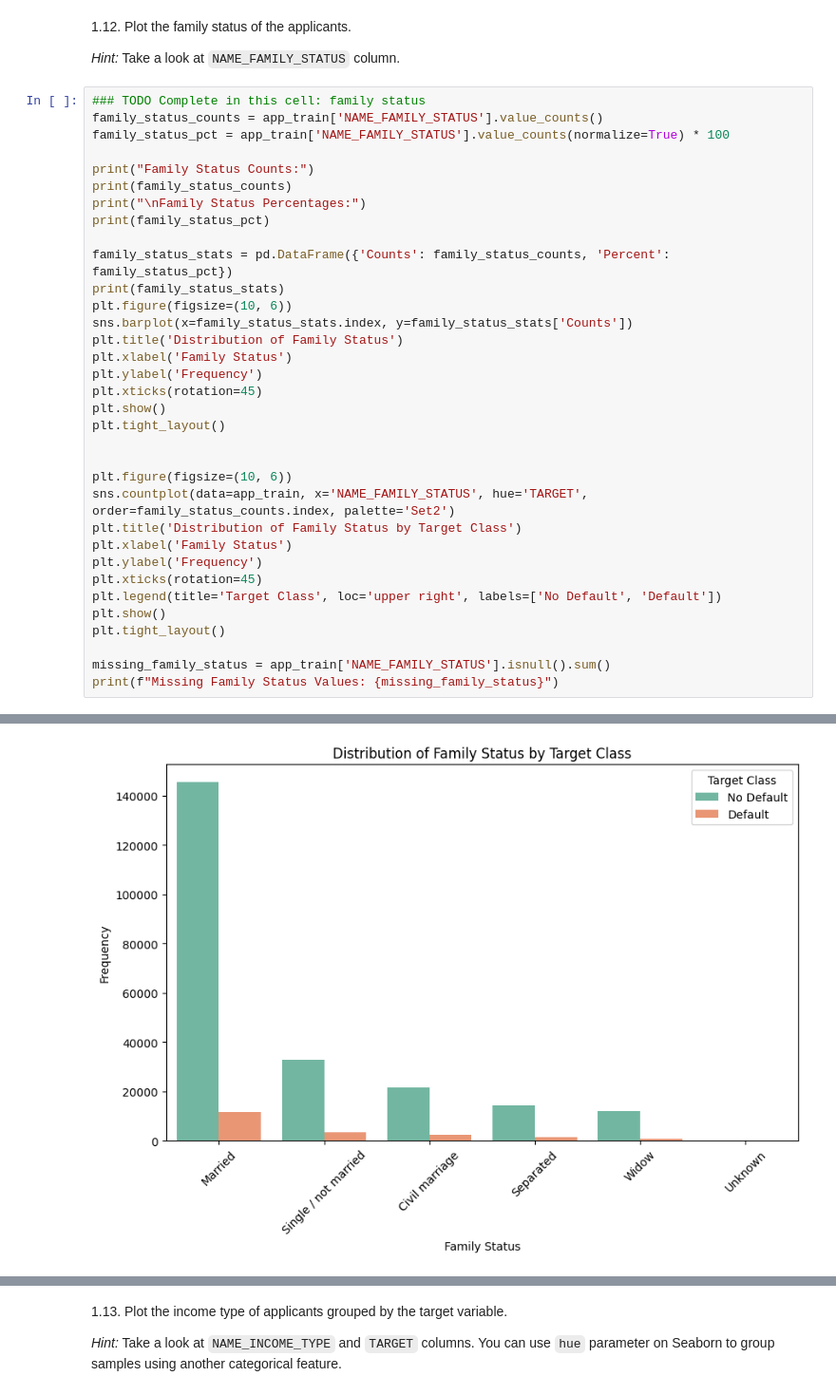
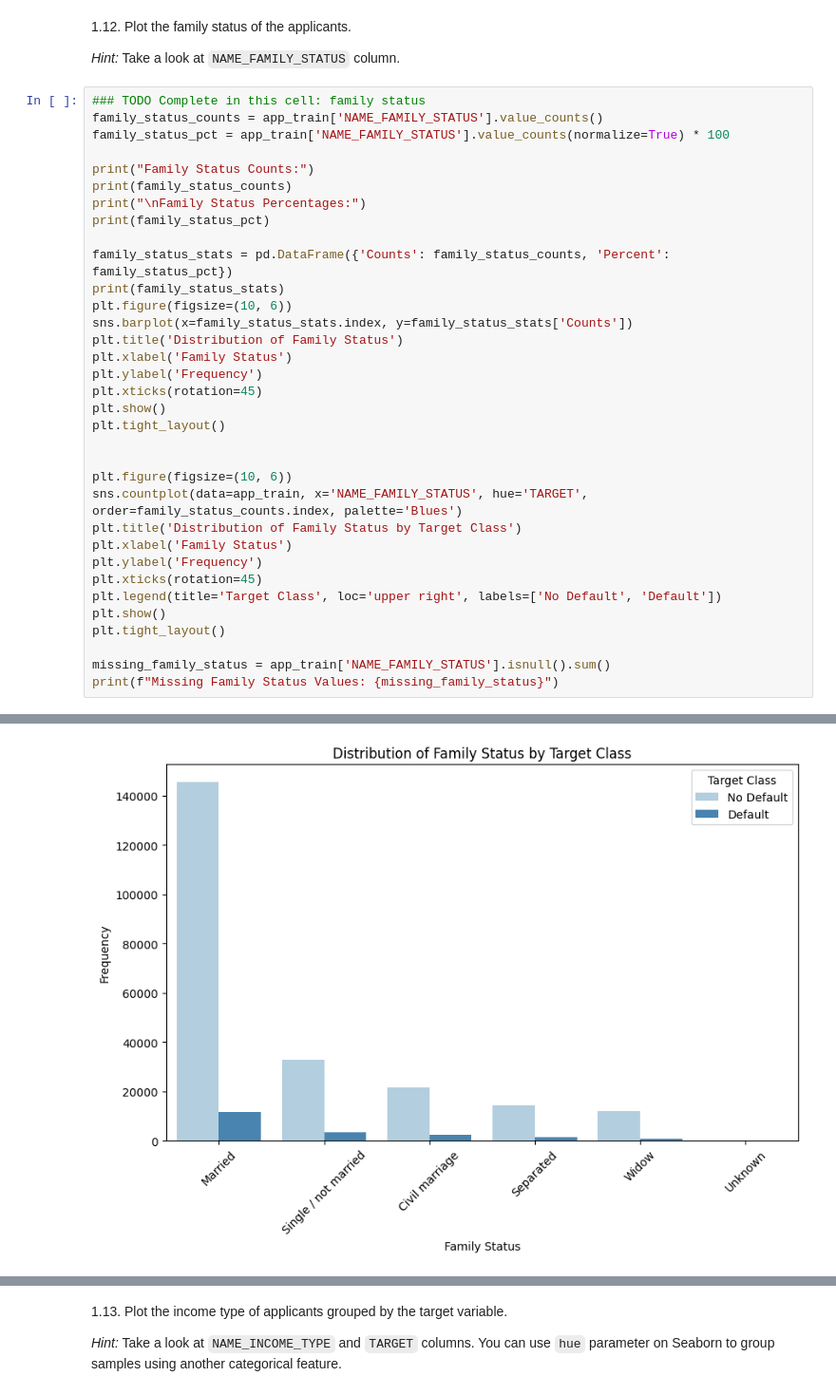
Before and after one commit to Chriswolve/assignment-sprint-02, a Jupyter notebook: AnyoneAI - Sprint Project 02.ipynb, the cells around one changed output, grey strips where cells are left out. Shown: that part at 95% size. Saved outputs shown, nothing was run; the diff lists cells and outputs as text.

```diff
--- a/AnyoneAI - Sprint Project 02.ipynb
+++ b/AnyoneAI - Sprint Project 02.ipynb
@@ -502,38 +466,38 @@ plt.tight_layout()
 
 
 plt.figure(figsize=(10, 6))
-sns.countplot(data=app_train, x='NAME_FAMILY_STATUS', hue='TARGET', order=family_status_counts.index, palette='Set2')
+sns.countplot(data=app_train, x='NAME_FAMILY_STATUS', hue='TARGET', order=family_status_counts.index, palette='Blues')
 plt.title('Distribution of Family Status by Target Class')
 plt.xlabel('Family Status')
 plt.ylabel('Frequency')
 plt.xticks(rotation=45)
 plt.legend(title='Target Class', loc='upper right', labels=['No Default', 'Default'])
 plt.show()
 plt.tight_layout()
 
 missing_family_status = app_train['NAME_FAMILY_STATUS'].isnull().sum()
 print(f"Missing Family Status Values: {missing_family_status}")
 # %% [output]
 Family Status Counts:
 NAME_FAMILY_STATUS
 Married                 157165
 Single / not married     36315
 Civil marriage           23841
 Separated                15803
 Widow                    12883
 Unknown                      1
 Name: count, dtype: int64
 
 Family Status Percentages:
 NAME_FAMILY_STATUS
 ... (11 lines left out)
 Civil marriage         23841   9.691148
 Separated              15803   6.423775
 Widow                  12883   5.236822
 Unknown                    1   0.000406
 [figure]
 <Figure size 640x480 with 0 Axes>
-[figure, old version]
+[figure, new version]
 Missing Family Status Values: 0
 <Figure size 640x480 with 0 Axes>
 # %% [markdown]
```
Also changed, not shown: parts of 28 cells of this notebook, 8 other files.
